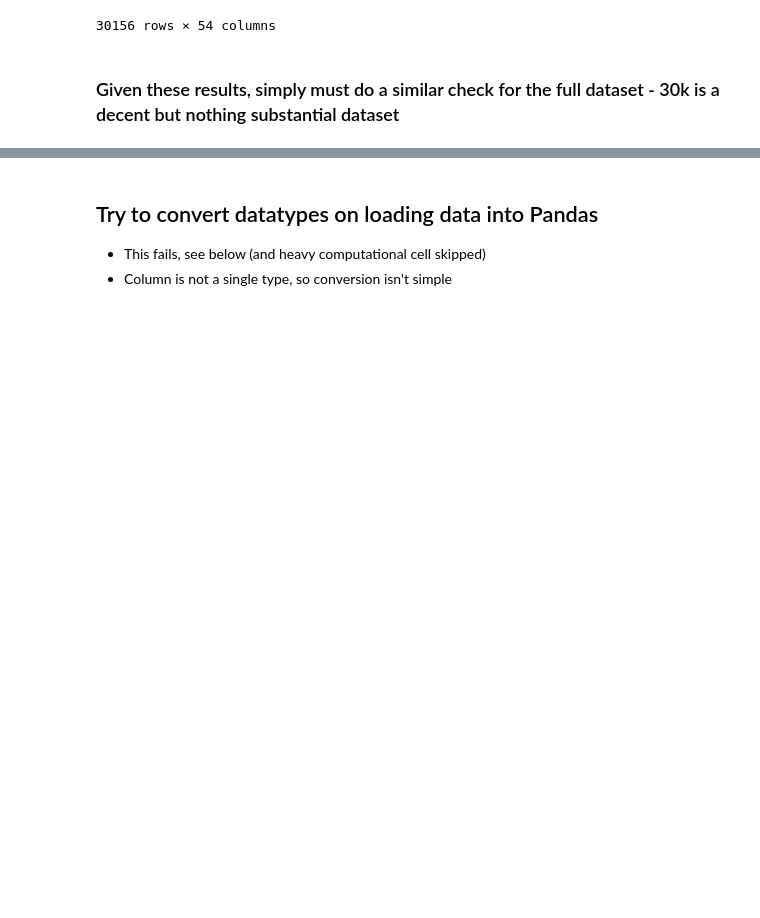
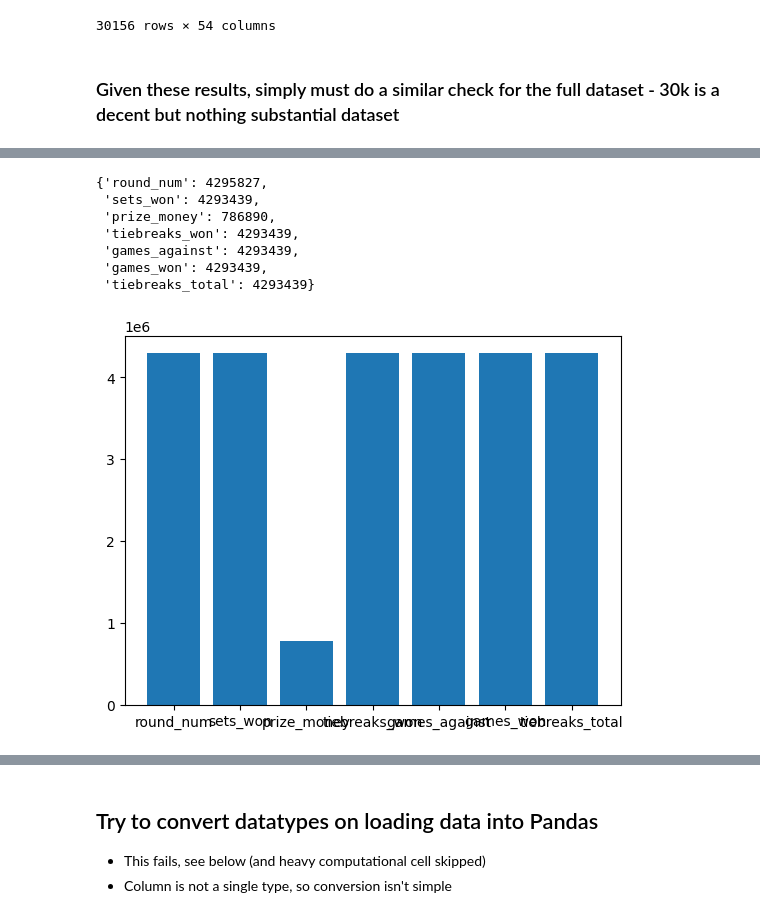
Before and after one commit to hughharford/atp, a Jupyter notebook: notebooks/01_EDA_data_cleanse.ipynb, the cells around one changed output, grey strips where cells are left out. Saved outputs shown, nothing was run; the diff lists cells and outputs as text; code cells hidden in the pictures; blank space fills up the shorter version.

```diff
--- a/notebooks/01_EDA_data_cleanse.ipynb
+++ b/notebooks/01_EDA_data_cleanse.ipynb
@@ -872,0 +969,25 @@ plt.xticks(range(len(D)), list(D.keys()));
+# %%
+subset_1st_numerical = {k: check_numerical_columns[k] for k in check_numerical_columns.keys() & {'prize_money','sets_won','games_won',
+                           'games_against','tiebreaks_won','tiebreaks_total','round_num'}}
+subset_2nd_numerical = {k: check_numerical_columns[k] for k in check_numerical_columns.keys() & {'serve_rating', 'aces', 'double_faults', 'first_serve_made', 'first_serve_attempted',
+                                                                                                 'first_serve_points_made', 'first_serve_points_attempted', 'second_serve_points_made',
+                                                                                                 'second_serve_points_attempted', 'break_points_saved', 'break_points_against',
+                                                                                                 'service_games_won', 'return_rating', 'first_serve_return_points_made',
+                                                                                                 'second_serve_return_points_attempted', 'first_serve_return_points_attempted',
+                                                                                                 'second_serve_return_points_made', 'break_points_made', 'break_points_attempted',
+                                                                                                 'return_games_played', 'service_points_won', 'service_points_attempted', 'return_points_won',
+                                                                                                 'return_points_attempted', 'total_points_won', 'total_points', 'duration'}}
+# %%
+D = subset_1st_numerical
+display(D)
+plt.bar(range(len(D)), list(D.values()), align='center')
+plt.xticks(range(len(D)), list(D.keys()));
+# %% [output]
+{'round_num': 4295827,
+ 'sets_won': 4293439,
+ 'prize_money': 786890,
+ 'tiebreaks_won': 4293439,
+ 'games_against': 4293439,
+ 'games_won': 4293439,
+ 'tiebreaks_total': 4293439}
+[figure, added]
```
Also changed, not shown: parts of 57 cells of this notebook.
